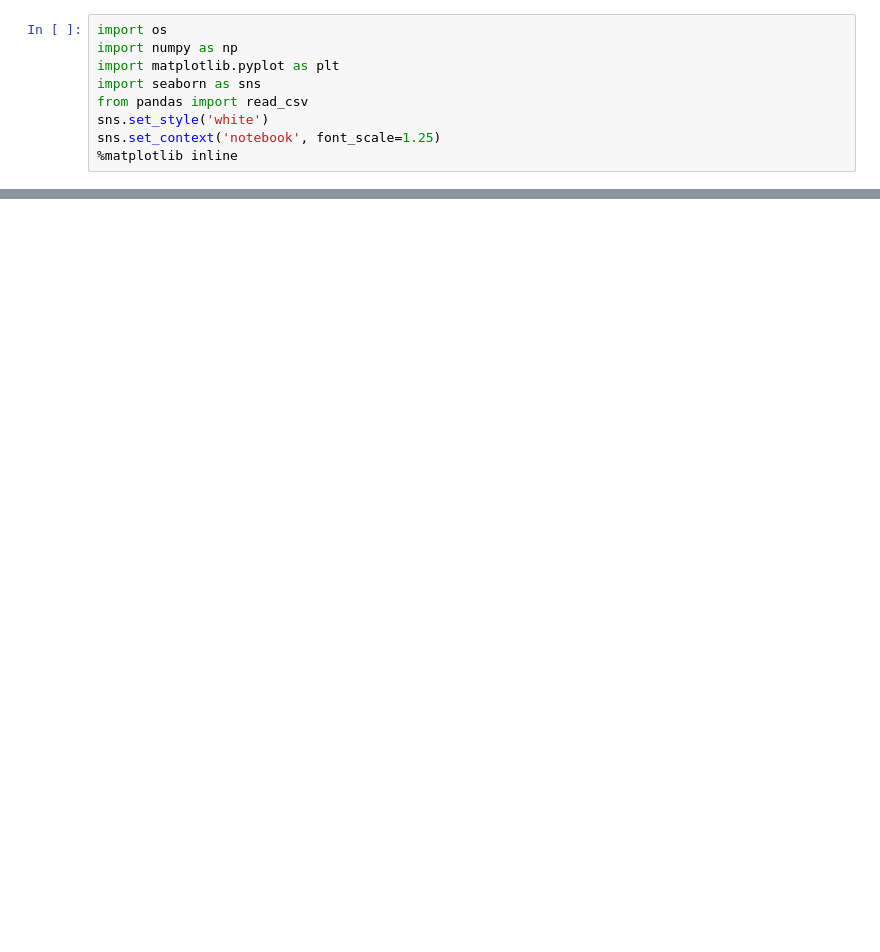
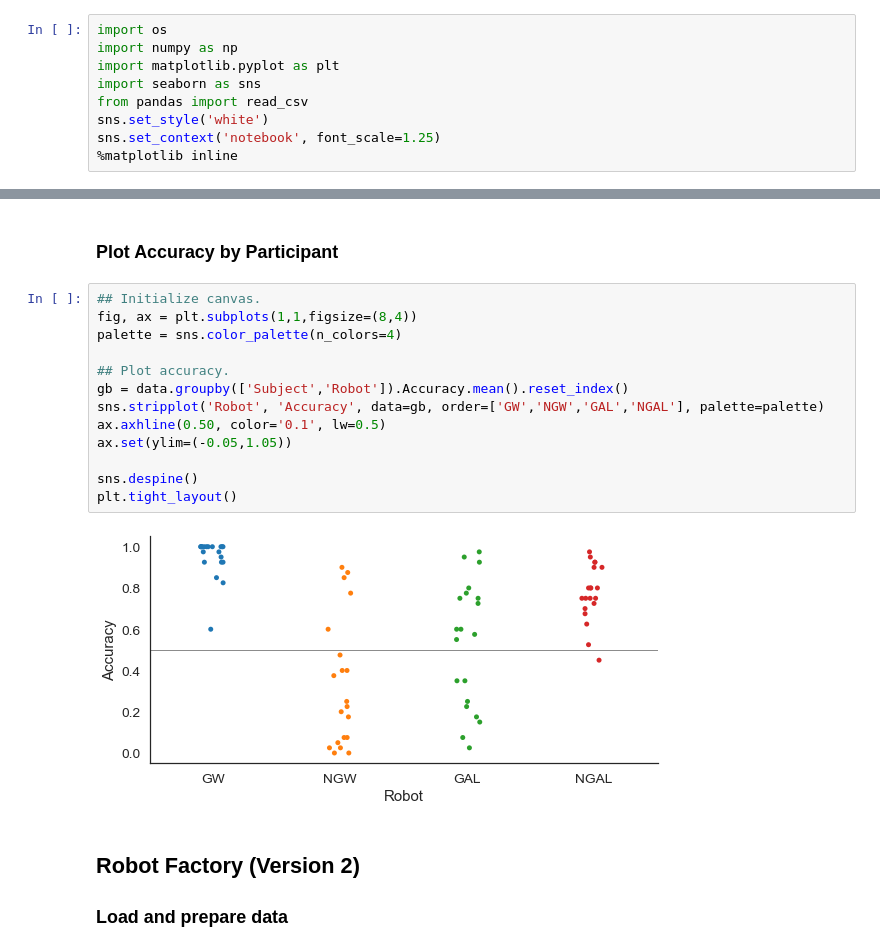
Before and after one commit to nivlab/RobotFactory, a Jupyter notebook: notebooks/03_Pilot/01_Exclude.ipynb, the cells around one changed output, grey strips where cells are left out. Drawn from its saved outputs; the diff is of its cells as text; blank space fills up the shorter version.

```diff
--- a/notebooks/03_Pilot/01_Exclude.ipynb
+++ b/notebooks/03_Pilot/01_Exclude.ipynb
@@ -11,0 +51,21 @@ sns.set_context('notebook', font_scale=1.25)
+# %% [markdown]
+### Plot Accuracy by Participant
+# %%
+## Initialize canvas.
+fig, ax = plt.subplots(1,1,figsize=(8,4))
+palette = sns.color_palette(n_colors=4)
+
+## Plot accuracy.
+gb = data.groupby(['Subject','Robot']).Accuracy.mean().reset_index()
+sns.stripplot('Robot', 'Accuracy', data=gb, order=['GW','NGW','GAL','NGAL'], palette=palette)
+ax.axhline(0.50, color='0.1', lw=0.5)
+ax.set(ylim=(-0.05,1.05))
+
+sns.despine()
+plt.tight_layout()
+# %% [output]
+[figure, added]
+# %% [markdown]
+## Robot Factory (Version 2)
+
+### Load and prepare data
```
Also changed, not shown: parts of 23 cells of this notebook.
